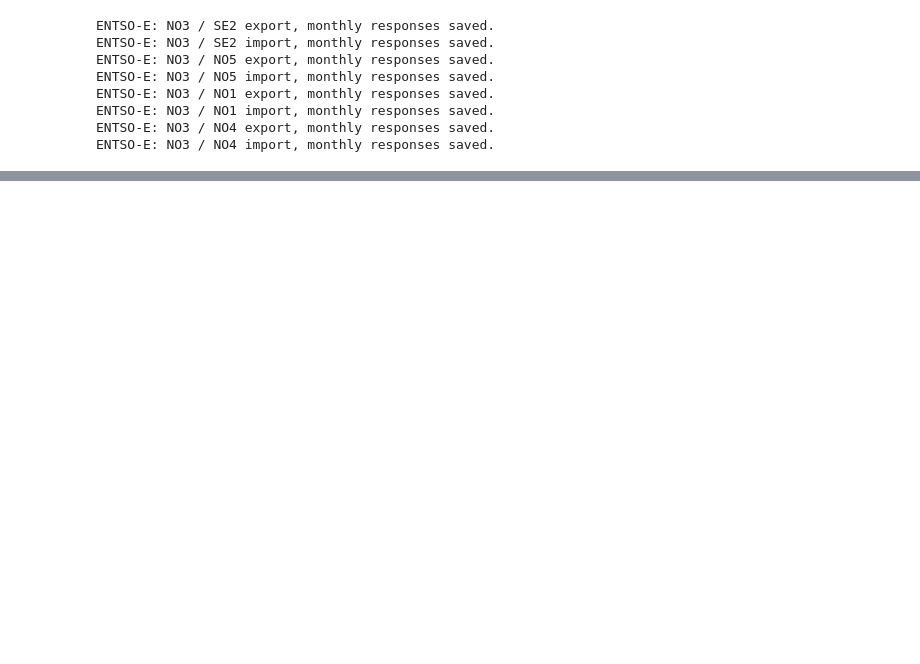
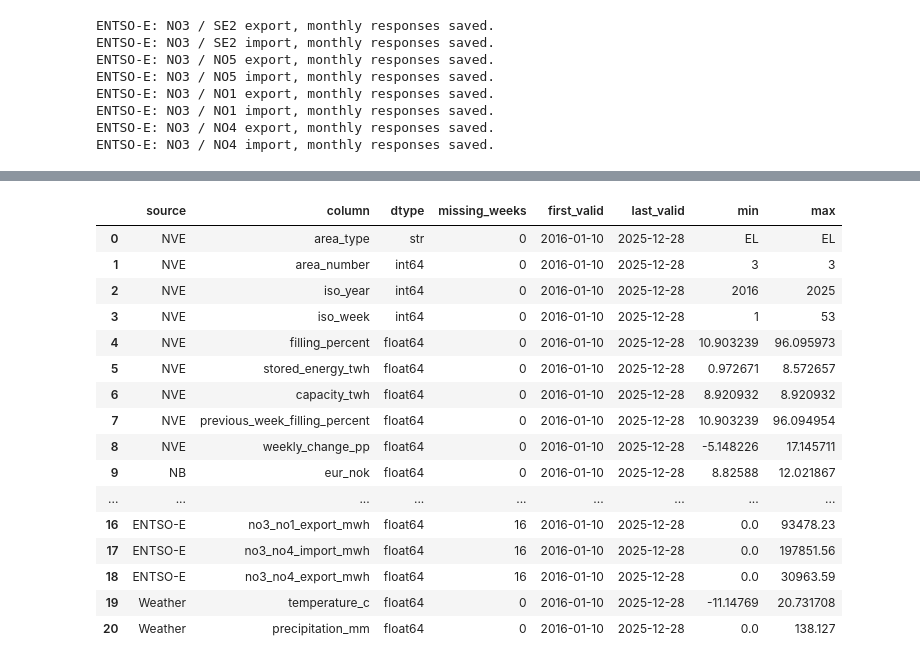
Before and after one commit to EliasVinsrygg/IND320-EliasVinsrygg, a Jupyter notebook: Compulsory Assignments/notebooks/CA4.ipynb, the cells around one changed output, grey strips where cells are left out. Drawn from its saved outputs; the diff is of its cells as text; code cells hidden in the pictures; blank space fills up the shorter version.

```diff
--- a/Compulsory Assignments/notebooks/CA4.ipynb
+++ b/Compulsory Assignments/notebooks/CA4.ipynb
@@ -552,0 +596,46 @@ weather_weekly.head()
+# %%
+# Checking weekly alignment before joining, preventing duplicate dates and shifted weeks.
+weekly_tables = {"NVE": reservoir_weekly, "NB": currency_weekly,
+                 "ENTSO-E": entsoe_weekly, "Weather": weather_weekly}
+coverage_rows = []
+for source, table in weekly_tables.items():
+    assert len(table) == 521 and table.index.is_unique and table.index.equals(weeks), (
+        f"{source}: expected the same 521 unique, ordered weekly dates.")
+    for column in table.columns:
+        values = table[column]
+        if column != "area_type":
+            assert pd.api.types.is_numeric_dtype(values), f"{column}: expected numeric values."
+            assert np.isfinite(values.dropna()).all(), f"{column}: infinite values found."
+        coverage_rows.append({"source": source, "column": column, "dtype": str(values.dtype),
+                              "missing_weeks": values.isna().sum(),
+                              "first_valid": values.first_valid_index(),
+                              "last_valid": values.last_valid_index(),
+                              "min": values.min(), "max": values.max()})
+
+# Checking obvious region/unit mistakes without treating sub-zero temperatures as errors.
+assert reservoir_weekly["area_type"].eq("EL").all() and reservoir_weekly["area_number"].eq(3).all()
+assert reservoir_weekly["filling_percent"].between(0, 100).all()
+assert currency_weekly.gt(0).all().all(), "Exchange rates must be positive."
+assert weather_weekly["precipitation_mm"].ge(0).all(), "Precipitation cannot be negative."
+assert (entsoe_weekly.ge(0) | entsoe_weekly.isna()).all().all(), "Inspect negative directional flows."
+assert not any(table.isna().any().any() for source, table in weekly_tables.items()
+               if source != "ENTSO-E"), "Unexpected gaps outside the flow data."
+display(pd.DataFrame(coverage_rows))
+# %% [output]
+|  | source | column | dtype | missing_weeks | first_valid | last_valid | min | max |
+| 0 | NVE | area_type | str | 0 | 2016-01-10 | 2025-12-28 | EL | EL |
+| 1 | NVE | area_number | int64 | 0 | 2016-01-10 | 2025-12-28 | 3 | 3 |
+| 2 | NVE | iso_year | int64 | 0 | 2016-01-10 | 2025-12-28 | 2016 | 2025 |
+| 3 | NVE | iso_week | int64 | 0 | 2016-01-10 | 2025-12-28 | 1 | 53 |
+| 4 | NVE | filling_percent | float64 | 0 | 2016-01-10 | 2025-12-28 | 10.903239 | 96.095973 |
+| 5 | NVE | stored_energy_twh | float64 | 0 | 2016-01-10 | 2025-12-28 | 0.972671 | 8.572657 |
+| 6 | NVE | capacity_twh | float64 | 0 | 2016-01-10 | 2025-12-28 | 8.920932 | 8.920932 |
+| 7 | NVE | previous_week_filling_percent | float64 | 0 | 2016-01-10 | 2025-12-28 | 10.903239 | 96.094954 |
+| 8 | NVE | weekly_change_pp | float64 | 0 | 2016-01-10 | 2025-12-28 | -5.148226 | 17.145711 |
+| 9 | NB | eur_nok | float64 | 0 | 2016-01-10 | 2025-12-28 | 8.82588 | 12.021867 |
+| ... | ... | ... | ... | ... | ... | ... | ... | ... |
+| 16 | ENTSO-E | no3_no1_export_mwh | float64 | 16 | 2016-01-10 | 2025-12-28 | 0.0 | 93478.23 |
+| 17 | ENTSO-E | no3_no4_import_mwh | float64 | 16 | 2016-01-10 | 2025-12-28 | 0.0 | 197851.56 |
+| 18 | ENTSO-E | no3_no4_export_mwh | float64 | 16 | 2016-01-10 | 2025-12-28 | 0.0 | 30963.59 |
+| 19 | Weather | temperature_c | float64 | 0 | 2016-01-10 | 2025-12-28 | -11.14769 | 20.731708 |
+| 20 | Weather | precipitation_mm | float64 | 0 | 2016-01-10 | 2025-12-28 | 0.0 | 138.127 |
```
Also changed, not shown: parts of 50 cells of this notebook, 4 other files.
